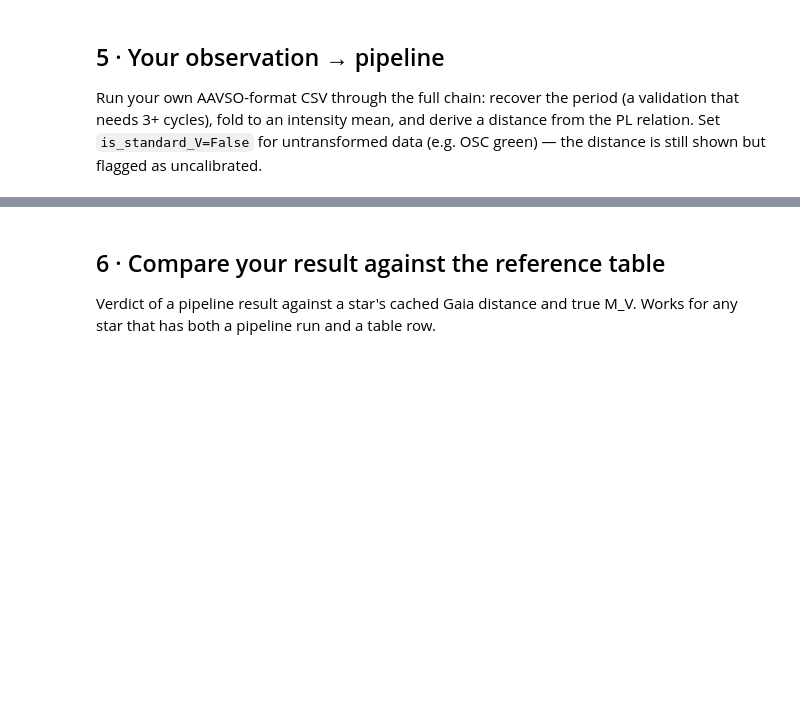
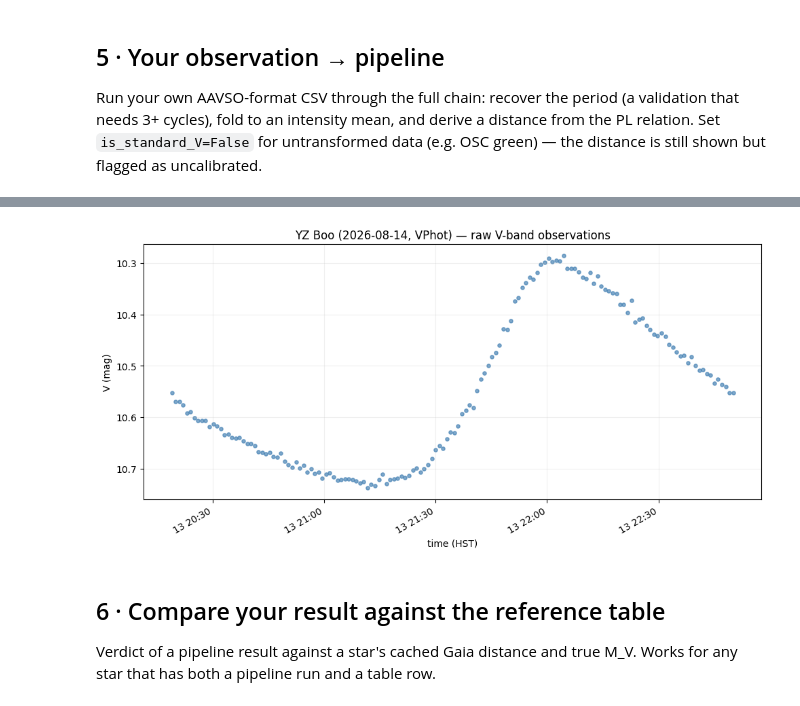
Before and after one commit to jeffrwatts/AstroPlannerData, a Jupyter notebook: sxphe_distances.ipynb, the cells around one changed output, grey strips where cells are left out. Cells and saved outputs as stored; diff of their text form; code cells hidden in the pictures; blank space fills up the shorter version.

```diff
--- a/sxphe_distances.ipynb
+++ b/sxphe_distances.ipynb
@@ -603,3 +676,33 @@ def run_pipeline(csv_path, star_name, period, band="V", densest_night=True,
+# %%
+# --- raw light curve: V mag vs. time (HST), one point per observation ------
+def plot_raw_lightcurve(csv_path, band="V", loader=load_aavso_extended,
+                        tz_offset_hours=-10, title=None):
+    """Scatter every individual data point: magnitude vs. time-of-night in HST.
+    tz_offset_hours=-10 is Hawaii Standard Time (no DST, fixed UTC-10)."""
+    times, mags, meta = loader(csv_path, band=band, densest_night=False)
+    t_utc = Time(times, format="jd")
+    t_hst = t_utc + tz_offset_hours * u.hour
+    hst_dt = t_hst.to_datetime()
+
+    order = np.argsort(hst_dt)
+    hst_dt = np.array(hst_dt)[order]
+    mags_sorted = np.asarray(mags)[order]
+
+    fig, ax = plt.subplots(figsize=(10, 5))
+    ax.scatter(hst_dt, mags_sorted, s=14, alpha=0.7, color="steelblue")
+    ax.invert_yaxis()
+    ax.set_xlabel("time (HST)")
+    ax.set_ylabel(f"{band} (mag)")
+    ax.set_title(title or f"raw {band}-band light curve — {meta['n_clean']} points (HST)")
+    fig.autofmt_xdate()
+    ax.grid(alpha=0.2)
+    plt.tight_layout(); plt.show()
+
+
+plot_raw_lightcurve("sxphe_data/AAVSOReport_YZ-Boo_V_20260814.txt", band="V",
+                    title="YZ Boo (2026-08-14, VPhot) — raw V-band observations")
+# %% [output]
+[figure, added]
 # %% [markdown]
 ## 6 · Compare your result against the reference table
 
```
Also changed, not shown: parts of 2 cells of this notebook.
